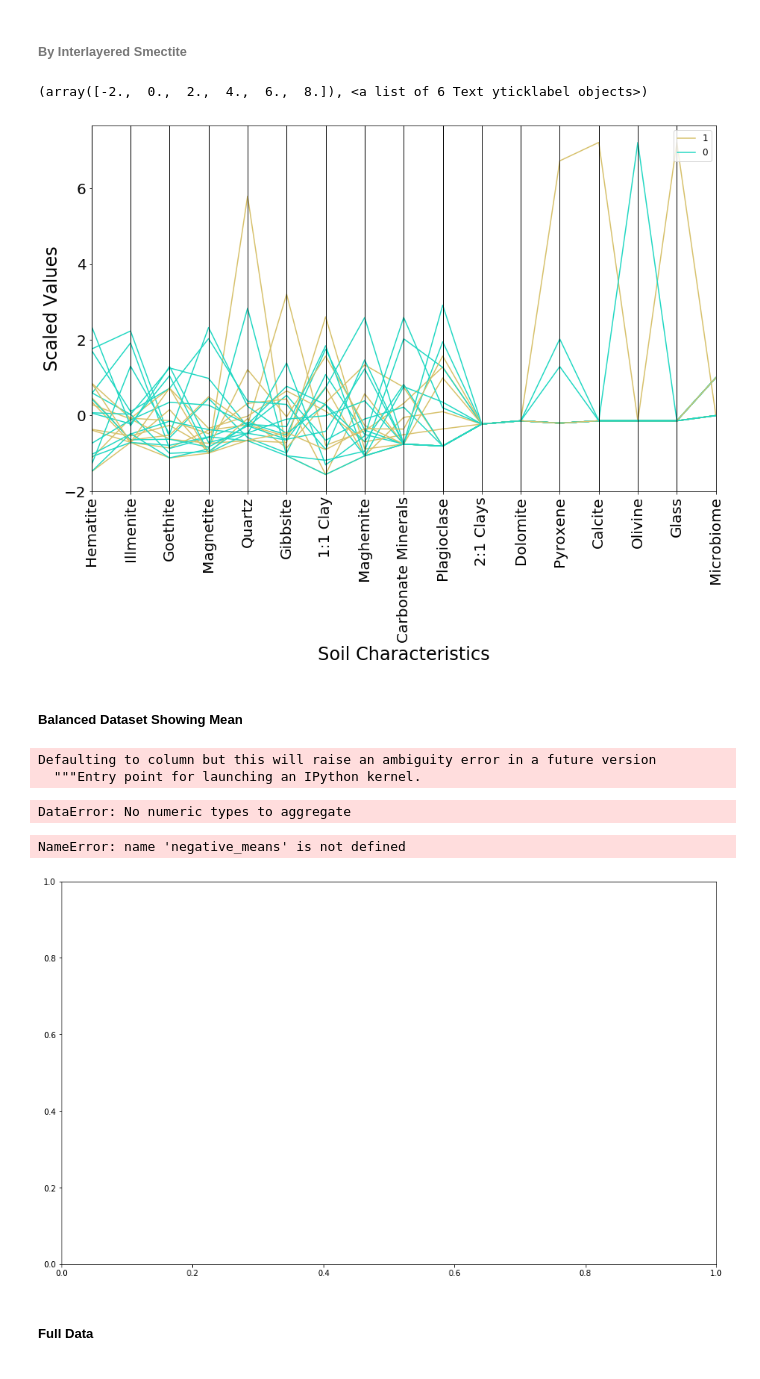
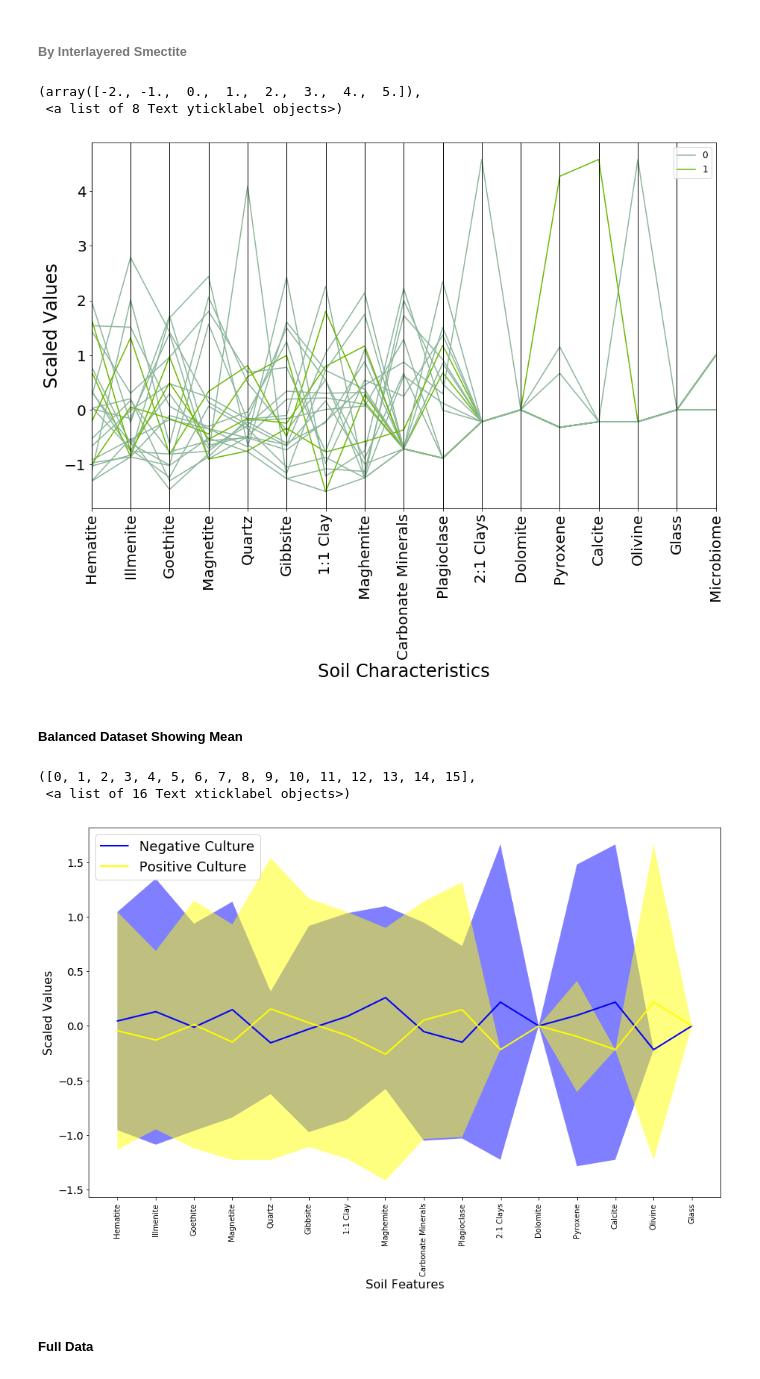
Before and after one commit to glickmac/Soil, a Jupyter notebook: Simplified_Hawaiian_Soils.ipynb, the cells around one changed output. Drawn from its saved outputs; the diff is of its cells as text; code cells hidden in the pictures.

```diff
--- a/Simplified_Hawaiian_Soils.ipynb
+++ b/Simplified_Hawaiian_Soils.ipynb
@@ -35,6 +38,15 @@ nmax = 11
 import random
 random.seed(1)
 balanced = grouped.apply(lambda x: x.sample(nmax) if len(x) > nmax else x)
+# %%
+## User defined subsampling matching groups of positive culture status when availible
+negatives_to_keep = ['BLD 12-1', 'HNL 12-40', 'HNL 12-46', 'HNL 12-39', 'HNL 12-30', 'HNL 12-55',
+                     'HNL 12-51', 'HNL 12-23', 'HNL 12-60', 'HNL 12-17', 'HNL 12-44']
+
+negative_groups = soil.loc[negatives_to_keep]
+#negative_groups.merge(soil.loc[soil['NTM Culture']=='pos'])
+positive_groups = soil.loc[soil['NTM Culture']=='pos']
+balanced = pd.concat([positive_groups,negative_groups])
 # %% [markdown]
 #### Scale Column Values
 This process is used to normalize the values for machine learning algorithms and for visualization purposes.
@@ -327,7 +336,7 @@ plt.yticks(size = 20)
 # %% [markdown]
 ###### By Interlayered Smectite
 # %%
-soil_scaled2 = balanced.drop(["NTM Culture", "Group"], axis=1)
+soil_scaled2 = soil_scaled.drop(["NTM Culture", "Group"], axis=1)
 pc = parallel_coordinates(soil_scaled2,
                           'Interlayered Smectite')
 pc.set_xticklabels(pc.get_xticklabels(),rotation=90)
@@ -337,14 +346,15 @@ plt.ylabel('Scaled Values', size = 24)
 plt.xticks(size = 20)
 plt.yticks(size = 20)
 # %% [output]
-(array([-2.,  0.,  2.,  4.,  6.,  8.]), <a list of 6 Text yticklabel objects>)
+(array([-2., -1.,  0.,  1.,  2.,  3.,  4.,  5.]),
+ <a list of 8 Text yticklabel objects>)
-[figure, old version]
+[figure, new version]
 # %% [markdown]
 ##### Balanced Dataset Showing Mean
 # %%
-culture_std = balanced.groupby("NTM Culture").std()
+culture_std = soil_scaled.groupby("NTM Culture").std()
 
-culture_average = balanced.groupby('NTM Culture').mean()
+culture_average = soil_scaled.groupby('NTM Culture').mean()
 culture_average['NTM Culture'] = culture_average.index
 #culture_average['NTM Culture'].replace(('pos', 'neg'), ('Positive Culture', 'Negative Culture'), inplace=True)
 
@@ -366,24 +376,23 @@ positive_means = np.array(positive_means)
 ### standard deviations
 negative_std = np.array(culture_std.iloc[0])
 positive_std = culture_std.iloc[1]
-# %% [output]
-Defaulting to column but this will raise an ambiguity error in a future version
-  """Entry point for launching an IPython kernel.
-DataError: No numeric types to aggregate
 # %%
 # plot it!
 fig, ax = plt.subplots(1)
-ax.plot(negative_means, lw=2, label='mean population 1', color='blue')
+ax.plot(negative_means, lw=2, label='Negative Culture', color='blue')
 plt.fill_between(x_axis, negative_means+negative_std, negative_means-negative_std, facecolor='blue', alpha=0.5)
 
-ax.plot(positive_means, lw=2, label='mean population 2', color='yellow')
+ax.plot(positive_means, lw=2, label='Positive Culture', color='yellow')
+
 
 plt.fill_between(x_axis, positive_means+positive_std, positive_means-positive_std, facecolor='yellow', alpha=0.5)
-
-#ax.errorbar(x=culture_std.columns,y=negative_means, yerr=negative_std, fmt='-o')
-#ax.add_line(negative_means-negative_std)
-
-plt.xticks(rotation=45)
+plt.legend(loc =2, prop={'size': 18})
+matplotlib.rc('xtick', labelsize=10)
+matplotlib.rc('ytick', labelsize=14)
+plt.xlabel("Soil Features", fontsize=16)
+plt.ylabel("Scaled Values", fontsize=16)
+plt.xticks(rotation=90)
 # %% [output]
-NameError: name 'negative_means' is not defined
+([0, 1, 2, 3, 4, 5, 6, 7, 8, 9, 10, 11, 12, 13, 14, 15],
+ <a list of 16 Text xticklabel objects>)
-[figure, old version]
+[figure, new version]
```
Also changed, not shown: parts of 25 cells of this notebook.
